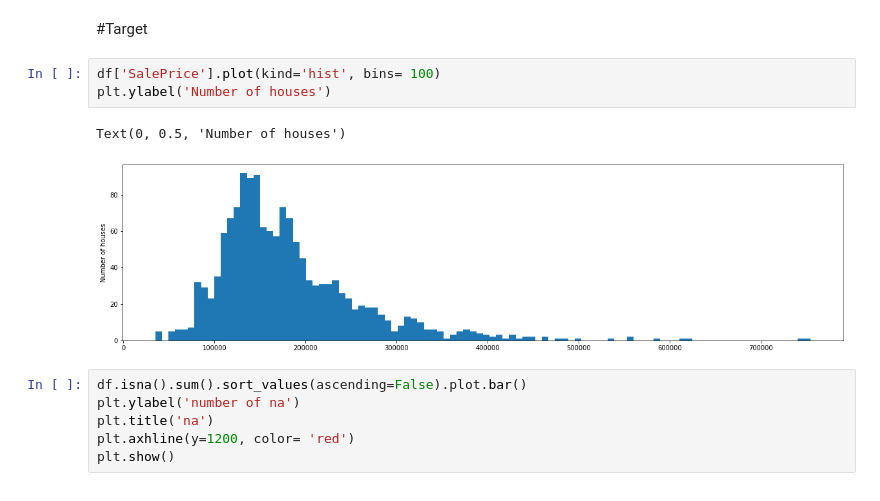
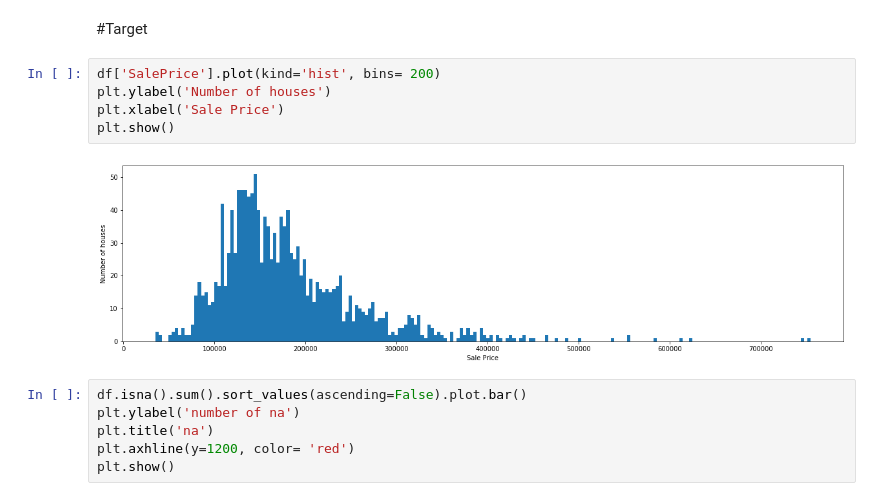
Before and after one commit to bridgecrew-perf6/deploying-machine-learning-models-1, a Jupyter notebook: ml_deploy_1.ipynb, the cells around one changed output. Saved outputs shown, nothing was run; the diff lists cells and outputs as text.

```diff
--- a/ml_deploy_1.ipynb
+++ b/ml_deploy_1.ipynb
@@ -31,11 +31,12 @@ df.shape
 # %% [markdown]
 #Target
 # %%
-df['SalePrice'].plot(kind='hist', bins= 100)
+df['SalePrice'].plot(kind='hist', bins= 200)
 plt.ylabel('Number of houses')
+plt.xlabel('Sale Price')
+plt.show()
 # %% [output]
-Text(0, 0.5, 'Number of houses')
-[figure, old version]
+[figure, new version]
 # %%
 df.isna().sum().sort_values(ascending=False).plot.bar()
 plt.ylabel('number of na')
```
